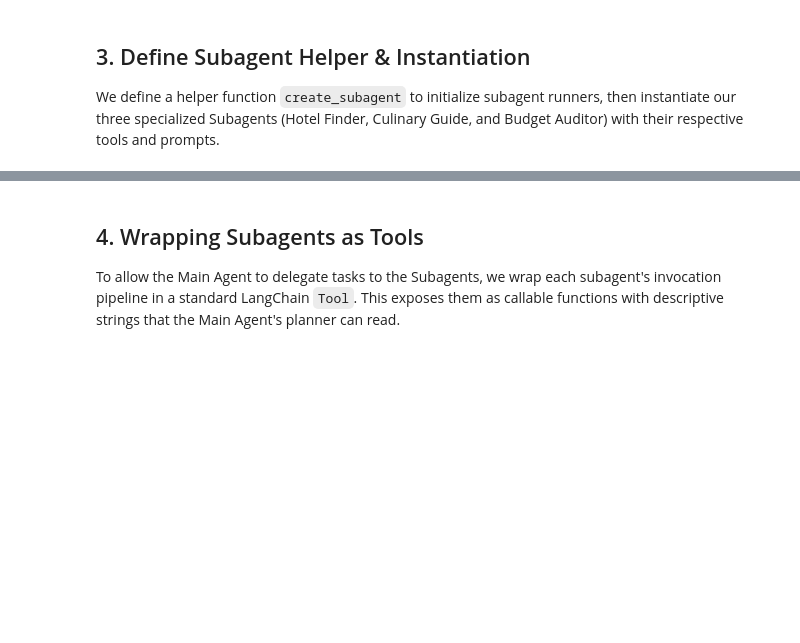
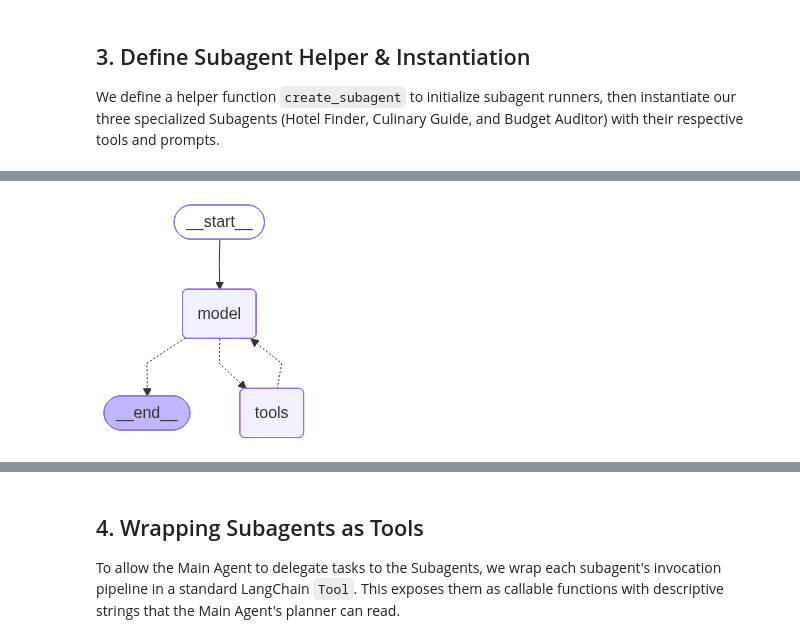
Before and after one commit to siddhartha4u2c/Fashion_Brand, a Jupyter notebook: Langchain_Agents/Multi_Agent_Subagents_Notebook.ipynb, the cells around one changed output, grey strips where cells are left out. Cells and saved outputs as stored; diff of their text form; code cells hidden in the pictures; blank space fills up the shorter version.

```diff
--- a/Langchain_Agents/Multi_Agent_Subagents_Notebook.ipynb
+++ b/Langchain_Agents/Multi_Agent_Subagents_Notebook.ipynb
@@ -162,0 +147,12 @@ Both GOOGLE_API_KEY and GEMINI_API_KEY are set. Using GOOGLE_API_KEY.
+# %%
+culinary_guide_agent = create_agent(
+    model=llm,
+    tools=[search_restaurants],
+    system_prompt=(
+        "You are a specialized Culinary Guide Agent. Your job is to recommend restaurants and food "
+        "experiences using the search_restaurants tool. Format your output as a list of recommended spots."
+    )
+)
+culinary_guide_agent
+# %% [output]
+[figure, added]
```
Also changed, not shown: parts of 4 cells of this notebook, 4 other files.
